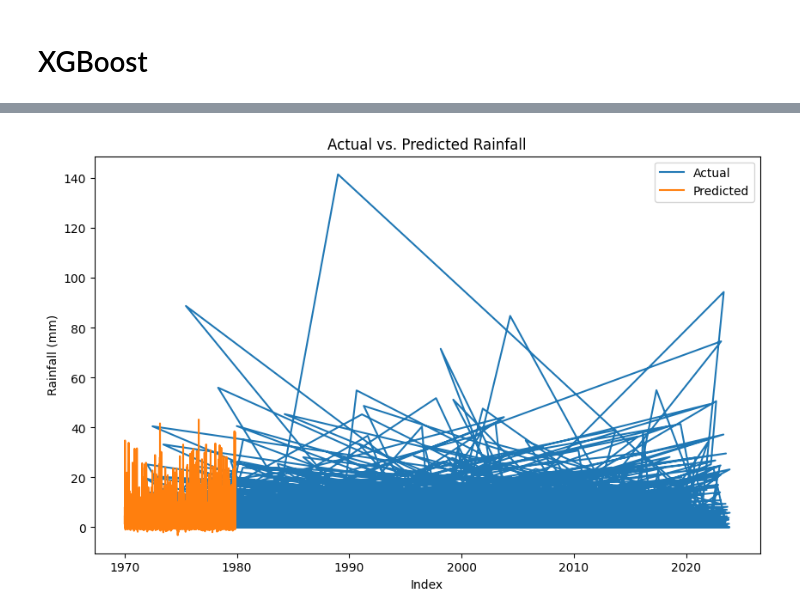
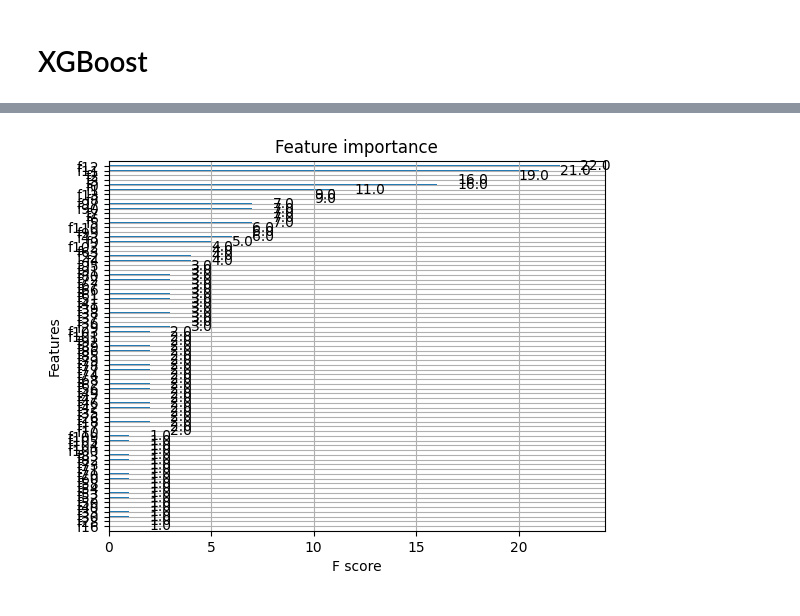
Before and after one commit to YingCG/research-weather-forecast, a Jupyter notebook: MLmodel/NiwaStationAucklandAirport-1971to2023/XGBoost_rainfall_50yearsAucklandAuckland.ipynb, the cells around one changed output, grey strips where cells are left out. Drawn from its saved outputs; the diff is of its cells as text; code cells hidden in the pictures.

```diff
--- a/MLmodel/NiwaStationAucklandAirport-1971to2023/XGBoost_rainfall_50yearsAucklandAuckland.ipynb
+++ b/MLmodel/NiwaStationAucklandAirport-1971to2023/XGBoost_rainfall_50yearsAucklandAuckland.ipynb
@@ -2,7 +2,7 @@
 Data Preprocessing
 # %%
 import pandas as pd
-niwaDf  = pd.read_csv('../data/niwa_cleaned/1971-2023-WeatherData.csv', parse_dates=['Date'])
+niwaDf  = pd.read_csv('../../data/niwa_cleaned/1971-2023-WeatherData.csv', parse_dates=['Date'])
 niwaDf.head()
 # %% [output]
 |  | Date | Wdir (Deg) | WSpd (m/s) | GustDir (Deg) | GustSpd (m/s) | Tdry (C) | Twet (C) | RH (%) | Tmax (C) | ... |
@@ -183,16 +180,23 @@ Index(['Wdir (Deg)', 'WSpd (m/s)', 'GustDir (Deg)', 'GustSpd (m/s)',
       dtype='object', length=112)
 # %%
 from sklearn.model_selection import train_test_split
+from sklearn.preprocessing import StandardScaler
 
 # Define features and target
-columns_to_drop = ['Rain (mm)_lag_1', 'Rain (mm)_lag_2', 'Rain (mm)_lag_3',
-       'Rain (mm)_lag_4', 'Rain (mm)_lag_5', 'Rain (mm)_lag_6',
-       'Rain (mm)_lag_7']
-
+columns_to_drop = [f'{target_variable}_lag_1']
 X = niwaDf.drop(columns=columns_to_drop, axis=1)
-y = niwaDf['Rain (mm)_lag_1']
+y = niwaDf[f'{target_variable}_lag_1']
 
 # Split the data into training and testing sets
 X_train, X_test, y_train, y_test = train_test_split(X, y, test_size=0.2, random_state=42)
+
+# Initialize the StandardScaler
+scaler = StandardScaler()
+
+# Fit and transform the training data
+X_train_scaled = scaler.fit_transform(X_train)
+
+# Transform the test data using the same scaler
+X_test_scaled = scaler.transform(X_test)
 # %% [markdown]
 # XGBoost
@@ -260,14 +203,21 @@ XGBoost R2 Score: 0.40575855340196354
-# %%
-import matplotlib.pyplot as plt
-
-# Plotting actual vs. predicted values
-plt.figure(figsize=(10, 6))
-plt.plot(y_test, label='Actual')
-plt.plot(xgb_predictions, label='Predicted')
-plt.title('Actual vs. Predicted Rainfall')
-plt.xlabel('Index')
-plt.ylabel('Rainfall (mm)')
-plt.legend()
-plt.show()
-# %% [output]
-[figure, removed]
+# %%
+import xgboost as xgb
+from xgboost import plot_importance
+
+# Create and train the XGBoost model
+xgb_model = xgb.XGBRegressor(objective='reg:squarederror', colsample_bytree=0.3, learning_rate=0.1,
+                             max_depth=5, alpha=10, n_estimators=10, random_state=42)
+xgb_model.fit(X_train_scaled, y_train)
+
+# Plot feature importance
+plot_importance(xgb_model)
+plt.show()
+
+
+# Train the model on the selected features
+xgb_model.fit(X_train, y_train)
+
+# Make predictions
+xgb_predictions = xgb_model.predict(X_test)
+# %% [output]
+[figure, added]
```
Also changed, not shown: parts of 7 cells of this notebook, 56 other files.
